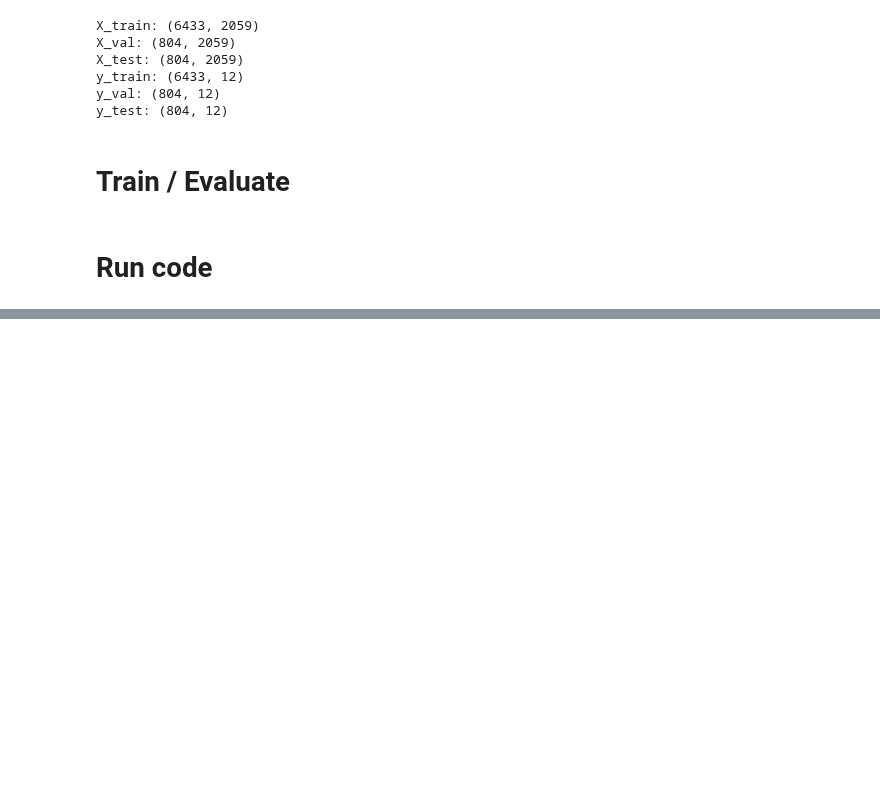
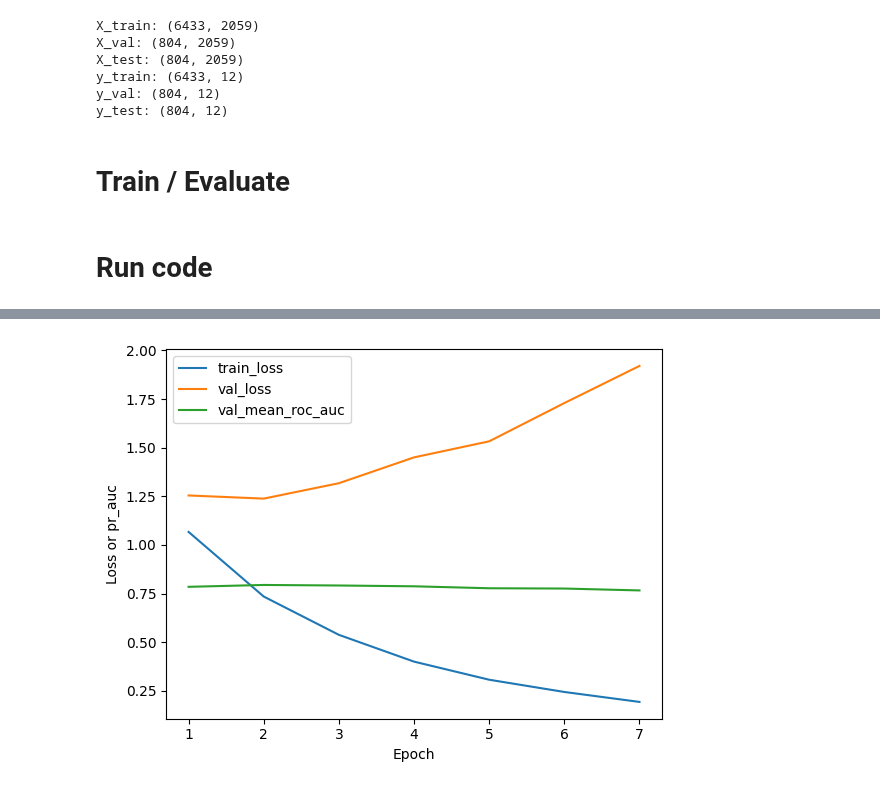
Before and after one commit to jungeun1228/2026_02_Tox21_ML_DL, a Jupyter notebook: 2026_Tox21_DL.ipynb, the cells around one changed output, grey strips where cells are left out. Cells and saved outputs as stored; diff of their text form; code cells hidden in the pictures; blank space fills up the shorter version.

```diff
--- a/2026_Tox21_DL.ipynb
+++ b/2026_Tox21_DL.ipynb
@@ -1243,0 +1463,15 @@ Best val mean PR-AUC: 0.44297234920145373
+# %%
+# Histroy graph
+import matplotlib.pyplot as plt
+
+plt.plot(history_v4_df["epoch"], history_v4_df["train_loss"], label="train_loss")
+plt.plot(history_v4_df["epoch"], history_v4_df["val_loss"], label="val_loss")
+plt.plot(history_v4_df["epoch"], history_v4_df["val_mean_roc_auc"], label="val_mean_roc_auc")
+
+
+plt.xlabel("Epoch")
+plt.ylabel("Loss or pr_auc")
+plt.legend()
+plt.show()
+# %% [output]
+[figure, added]
```
Also changed, not shown: parts of 63 cells of this notebook.
